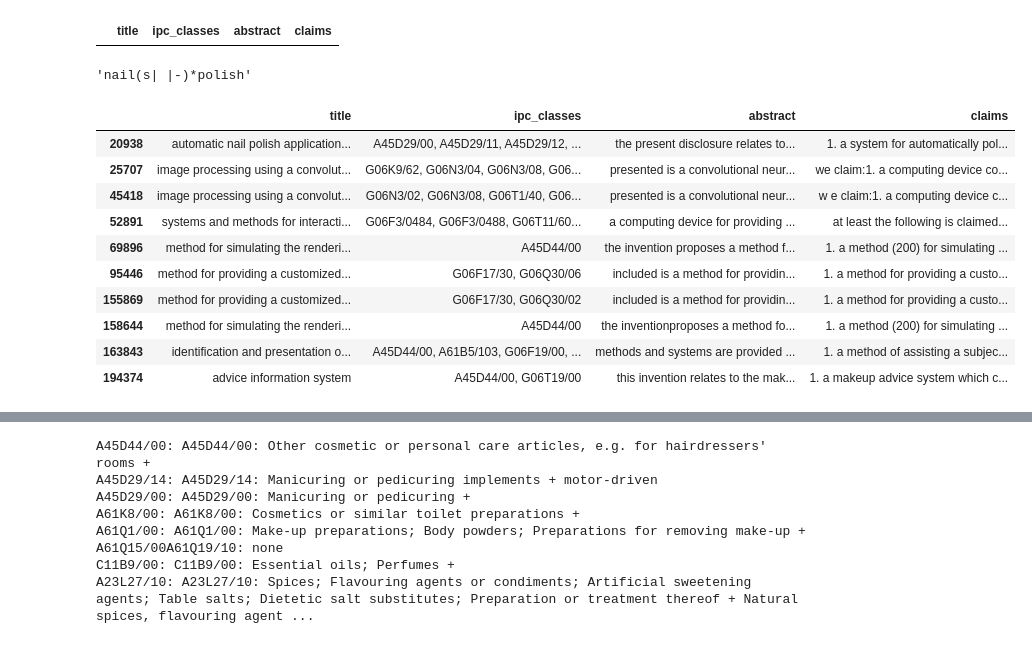
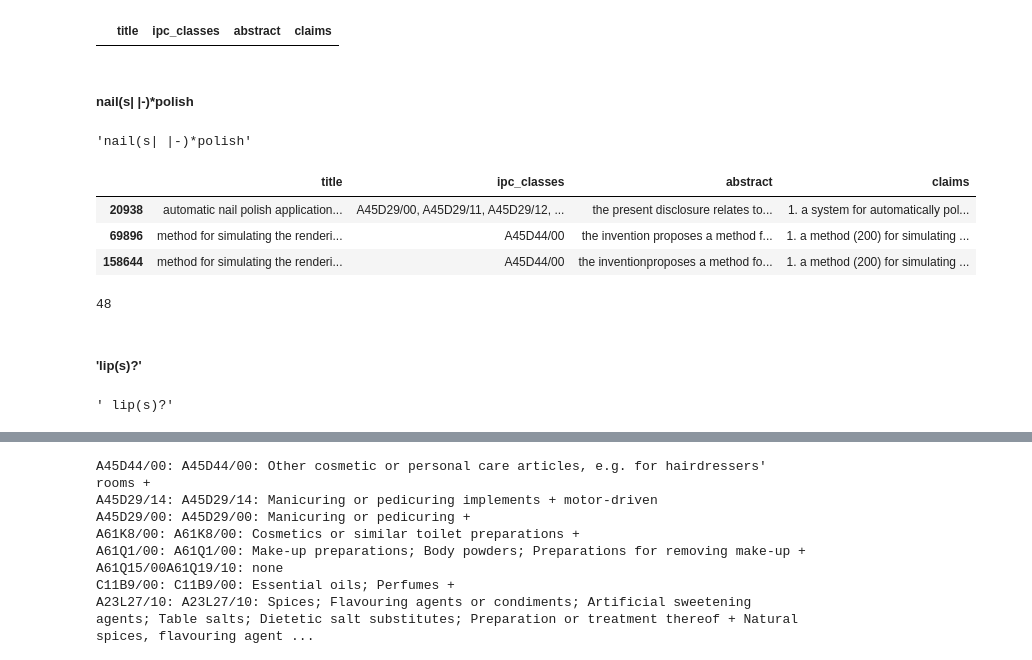
Before and after one commit to cri98li/Strategic-and-Competitive-Inteligence-project-UNIPI, a Jupyter notebook: 2a deadline/Step 5 v3.ipynb, the cells around one changed output, grey strips where cells are left out. Drawn from its saved outputs; the diff is of its cells as text; code cells hidden in the pictures.

```diff
--- a/2a deadline/Step 5 v3.ipynb
+++ b/2a deadline/Step 5 v3.ipynb
@@ -80,13 +80,13 @@ keywords_cosmetics = ["cosmetic",
                       "varnish",
                       "polish",
                       "nail(s| |-)*polish",
-                      "lip(s)?",
+                      " lip(s)?",
                       "lip( |-)?stic( |k)+",
                       "blush",
                       "mascara",
                       "make(s| |-)*up",#makes up, make-up
-                      "cream",
-                      "soap",
+                      " cream",
+                      " soap",
                       "toothpaste",
                       "sunscreen",
                       "lotion",
@@ -99,7 +99,15 @@ keywords_cosmetics = ["cosmetic",
                       "baby(s| |-)*(care|polish)",
                       "anti(-)?ag(e|ing)",
                       "colour|color",
-                      "finger"
+                      "finger",
+                      "sunscreen",
+                      "serum",
+                      "hangnail",
+                      "exfoliation",
+                      "derma",
+                      "fragrance",
+                      "eyebrow",
+                      "personal( )?care"
                      ]
 # %%
 df_original = df.copy()
@@ -493,24 +501,33 @@ df_candidate = df[(df[keyword] > 0)].query("title not in @df_selected")
 df_candidate[["title", "ipc_classes","abstract", "claims"]]
 # %% [output]
 |  | title | ipc_classes | abstract | claims |
+# %% [markdown]
+##### nail(s| |-)*polish
 # %%
 keyword = keywords_cosmetics[11]
 keyword
 # %% [output]
 'nail(s| |-)*polish'
 # %%
-df_candidate = df[(df[keyword] > 0)].query("title not in @df_selected")
+df_candidate = df[(df[keyword] > 0)
+                  & (df.ipc_classes.str.count("G06")==0)
+                 ].query("title not in @df_selected")
 
 df_candidate[["title", "ipc_classes","abstract", "claims"]]
 # %% [output]
 |  | title | ipc_classes | abstract | claims |
 | 20938 | automatic nail polish application... | A45D29/00, A45D29/11, A45D29/12, ... | the present disclosure relates to... | 1. a system for automatically pol... |
-| 25707 | image processing using a convolut... | G06K9/62, G06N3/04, G06N3/08, G06... | presented is a convolutional neur... | we claim:1. a computing device co... |
-| 45418 | image processing using a convolut... | G06N3/02, G06N3/08, G06T1/40, G06... | presented is a convolutional neur... | w e claim:1. a computing device c... |
-| 52891 | systems and methods for interacti... | G06F3/0484, G06F3/0488, G06T11/60... | a computing device for providing ... | at least the following is claimed... |
 | 69896 | method for simulating the renderi... | A45D44/00 | the invention proposes a method f... | 1. a method (200) for simulating ... |
-| 95446 | method for providing a customized... | G06F17/30, G06Q30/06 | included is a method for providin... | 1. a method for providing a custo... |
-| 155869 | method for providing a customized... | G06F17/30, G06Q30/02 | included is a method for providin... | 1. a method for providing a custo... |
 | 158644 | method for simulating the renderi... | A45D44/00 | the inventionproposes a method fo... | 1. a method (200) for simulating ... |
-| 163843 | identification and presentation o... | A45D44/00, A61B5/103, G06F19/00, ... | methods and systems are provided ... | 1. a method of assisting a subjec... |
-| 194374 | advice information system | A45D44/00, G06T19/00 | this invention relates to the mak... | 1. a makeup advice system which c... |
+# %%
+df_selected = pd.concat([df_selected, df[df.title == "automatic nail polish application system and method"]])
+len(df_selected)
+# %% [output]
+48
+# %% [markdown]
+##### 'lip(s)?'
+# %%
+keyword = keywords_cosmetics[12]
+keyword
+# %% [output]
+' lip(s)?'
```
Also changed, not shown: parts of 91 cells of this notebook, 12 other files.
